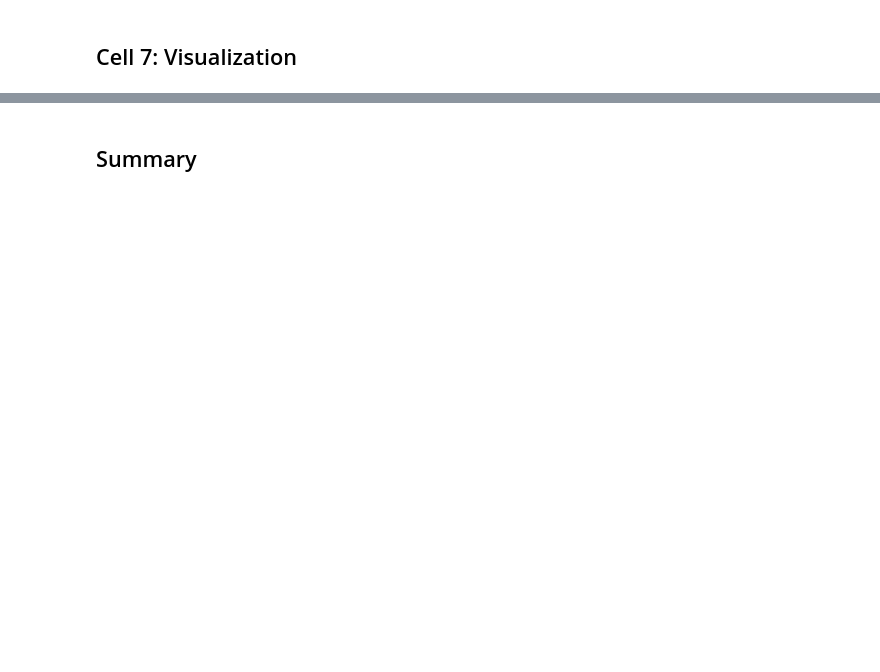
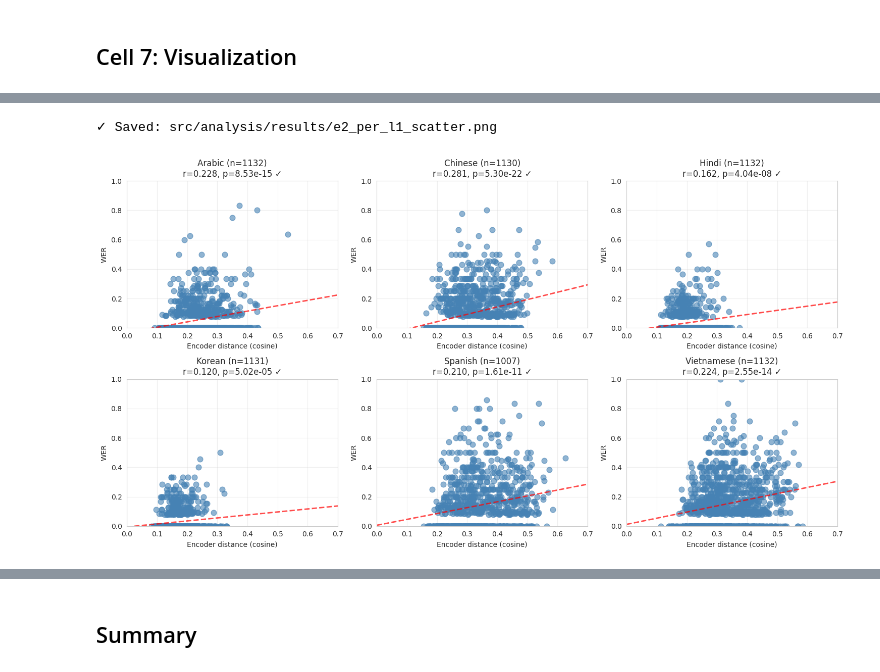
Before and after one commit to Tisya-V/accent-robust-asr, a Jupyter notebook: src/analysis/e2_encoder_wer_correlation.ipynb, the cells around one changed output, grey strips where cells are left out. Drawn from its saved outputs; the diff is of its cells as text; code cells hidden in the pictures; blank space fills up the shorter version.

```diff
--- a/src/analysis/e2_encoder_wer_correlation.ipynb
+++ b/src/analysis/e2_encoder_wer_correlation.ipynb
@@ -615,0 +666,50 @@ if len(valid_results) > 2:
+# %%
+if len(valid_results) > 2:
+    # Per-L1 scatter plots
+    l1_list = sorted(valid_results["L1"].unique())
+    n_l1 = len(l1_list)
+    n_cols = 3
+    n_rows = (n_l1 + n_cols - 1) // n_cols
+
+    fig, axes = plt.subplots(n_rows, n_cols, figsize=(15, 4*n_rows))
+    axes = axes.flatten() if n_l1 > 1 else [axes]
+
+    for idx, l1 in enumerate(l1_list):
+        ax = axes[idx]
+        subset = valid_results[valid_results["L1"] == l1]
+
+        # Scatter
+        ax.scatter(subset["distance"], subset["wer"], alpha=0.6, s=60, color='steelblue')
+
+        # Best-fit line for this L1
+        if len(subset) > 2:
+            z = np.polyfit(subset["distance"], subset["wer"], 1)
+            p = np.poly1d(z)
+            x_line = np.linspace(0, 0.7, 100)
+            ax.plot(x_line, p(x_line), "r--", alpha=0.7, linewidth=2)
+
+            # Correlation stats
+            corr_l1, pval_l1 = pearsonr(subset["distance"], subset["wer"])
+            sig = "✓" if pval_l1 < 0.05 else "✗"
+            ax.set_title(f"{l1} (n={len(subset)})\nr={corr_l1:.3f}, p={pval_l1:.2e} {sig}")
+        else:
+            ax.set_title(f"{l1} (n={len(subset)})")
+
+        # Fixed scales for consistency
+        ax.set_xlim(0, 0.7)
+        ax.set_ylim(0, 1)
+        ax.set_xlabel("Encoder distance (cosine)")
+        ax.set_ylabel("WER")
+        ax.grid(True, alpha=0.3)
+
+    # Hide unused subplots
+    for idx in range(n_l1, len(axes)):
+        axes[idx].set_visible(False)
+
+    plt.tight_layout()
+    plt.savefig('src/analysis/results/e2_per_l1_scatter.png', dpi=150, bbox_inches='tight')
+    print("✓ Saved: src/analysis/results/e2_per_l1_scatter.png")
+    plt.show()
+# %% [output]
+✓ Saved: src/analysis/results/e2_per_l1_scatter.png
+[figure, added]
```
Also changed, not shown: parts of 8 cells of this notebook, 30 other files.
